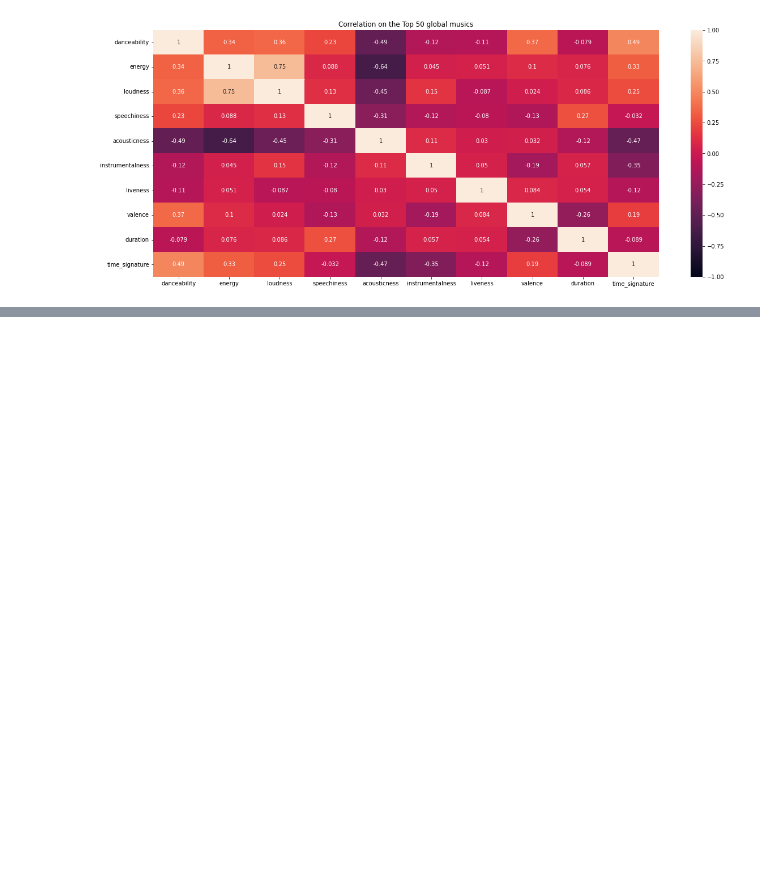
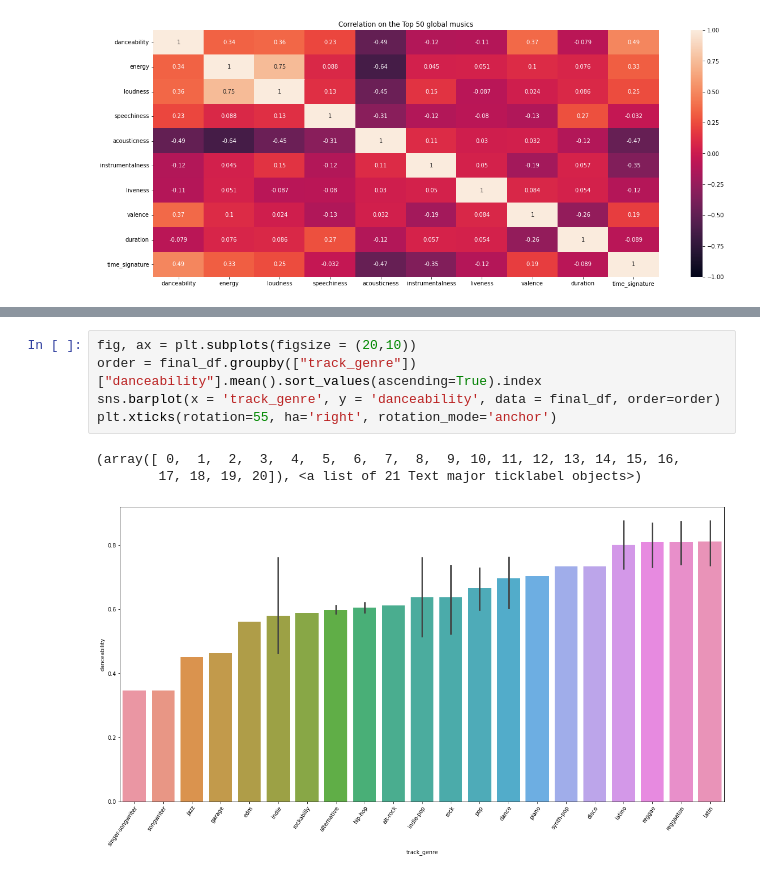
Before and after one commit to Sebastiao199/Project4WebScrapStats, a Jupyter notebook: spotify_sebastiao.ipynb, the cells around one changed output, grey strips where cells are left out. Drawn from its saved outputs; the diff is of its cells as text; blank space fills up the shorter version.

```diff
--- a/spotify_sebastiao.ipynb
+++ b/spotify_sebastiao.ipynb
@@ -475,0 +460,9 @@ plt.show()
+# %%
+fig, ax = plt.subplots(figsize = (20,10))
+order = final_df.groupby(["track_genre"])["danceability"].mean().sort_values(ascending=True).index
+sns.barplot(x = 'track_genre', y = 'danceability', data = final_df, order=order)
+plt.xticks(rotation=55, ha='right', rotation_mode='anchor')
+# %% [output]
+(array([ 0,  1,  2,  3,  4,  5,  6,  7,  8,  9, 10, 11, 12, 13, 14, 15, 16,
+        17, 18, 19, 20]), <a list of 21 Text major ticklabel objects>)
+[figure, added]
```
Also changed, not shown: parts of 11 cells of this notebook.
